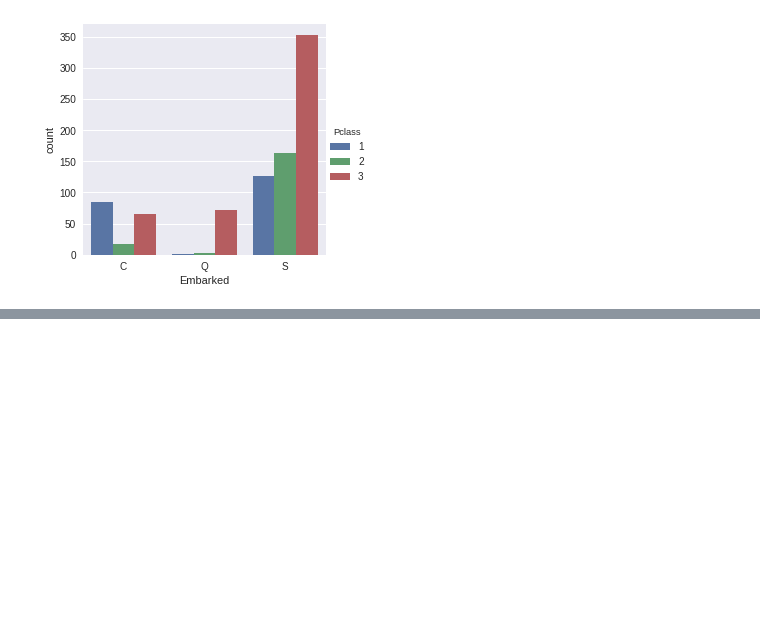
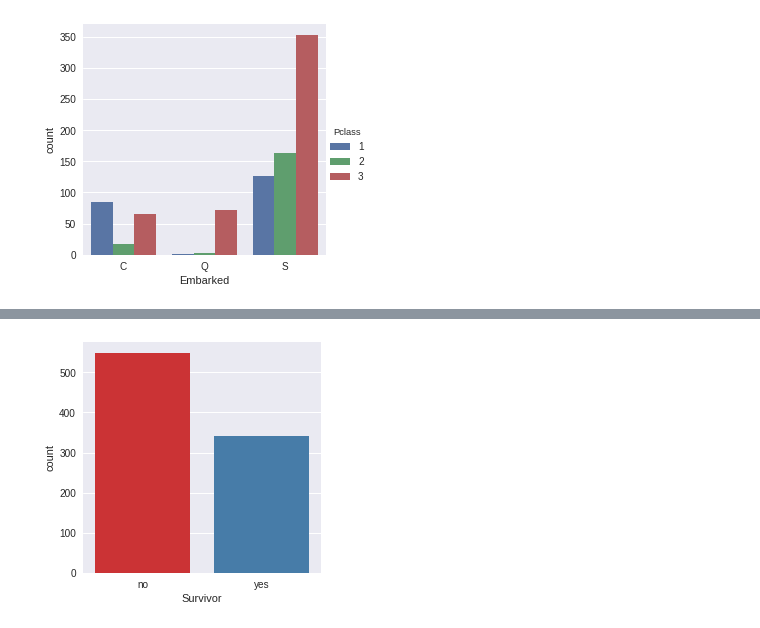
Before and after one commit to manishth/titanic_machine_learning_from_disaster, a Jupyter notebook: Titanic Machine Learning.ipynb, the cells around one changed output, grey strips where cells are left out. Saved outputs shown, nothing was run; the diff lists cells and outputs as text; code cells hidden in the pictures; blank space fills up the shorter version.

```diff
--- a/Titanic Machine Learning.ipynb
+++ b/Titanic Machine Learning.ipynb
@@ -186,0 +216,5 @@ plt.show()
+# %%
+sns.factorplot("Survivor", data=titanic_df, palette="Set1", kind="count")
+plt.show()
+# %% [output]
+[figure, added]
```
Also changed, not shown: parts of 8 cells of this notebook.
